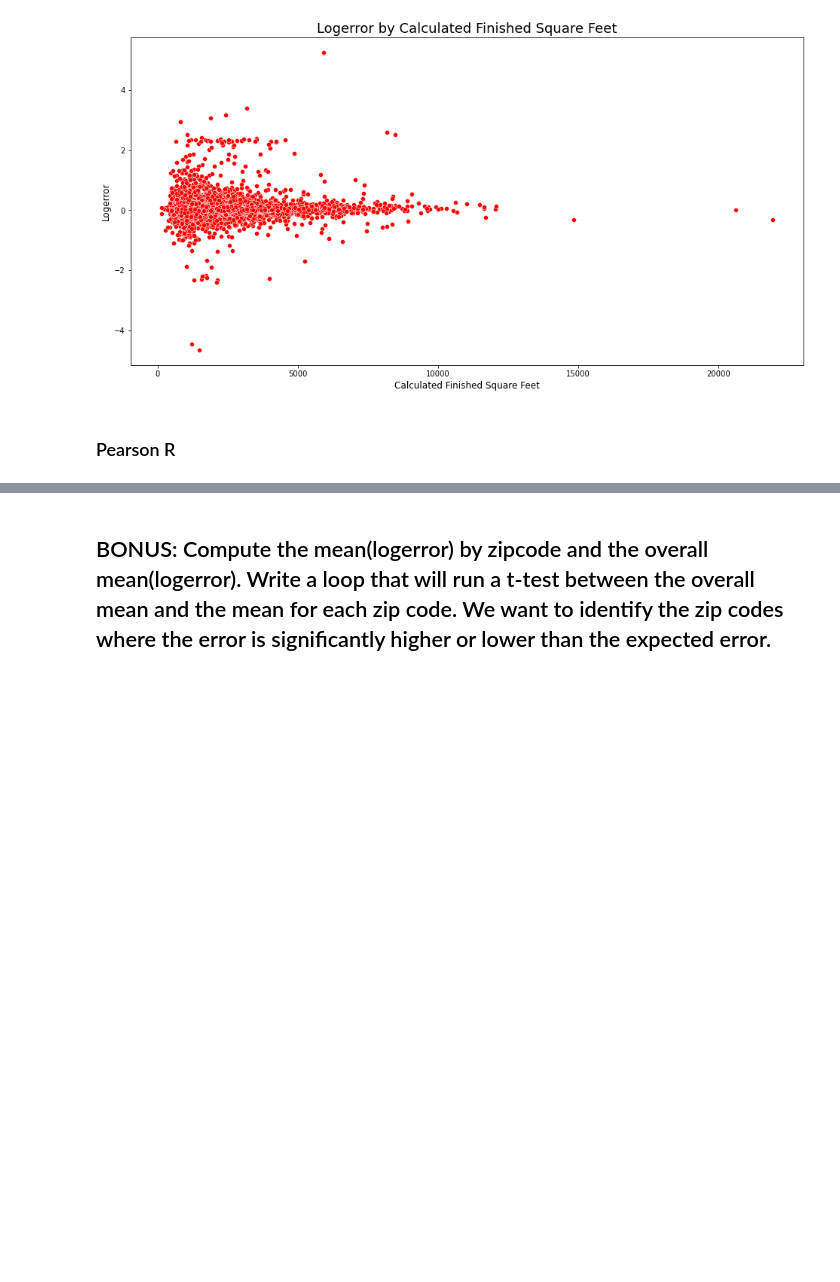
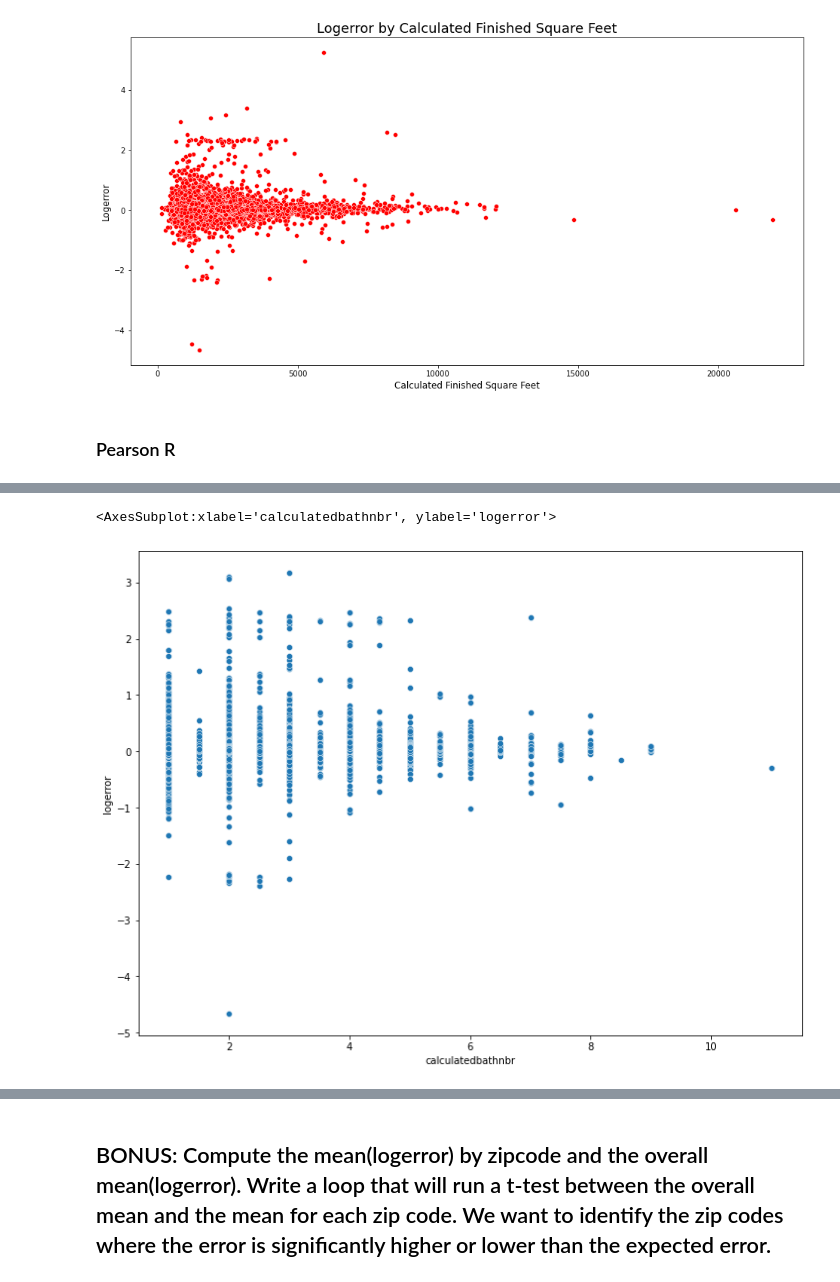
Before and after one commit to m3redithw/clustering-exercises, a Jupyter notebook: explore_zillow.ipynb, the cells around one changed output, grey strips where cells are left out. Cells and saved outputs as stored; diff of their text form; code cells hidden in the pictures; blank space fills up the shorter version.

```diff
--- a/explore_zillow.ipynb
+++ b/explore_zillow.ipynb
@@ -400,0 +470,6 @@ ValueError: array must not contain infs or NaNs
+# %%
+plt.figure(figsize = (12,9))
+sns.scatterplot(x='calculatedbathnbr', y='logerror', data = train)
+# %% [output]
+<AxesSubplot:xlabel='calculatedbathnbr', ylabel='logerror'>
+[figure, added]
```
Also changed, not shown: parts of 26 cells of this notebook.
